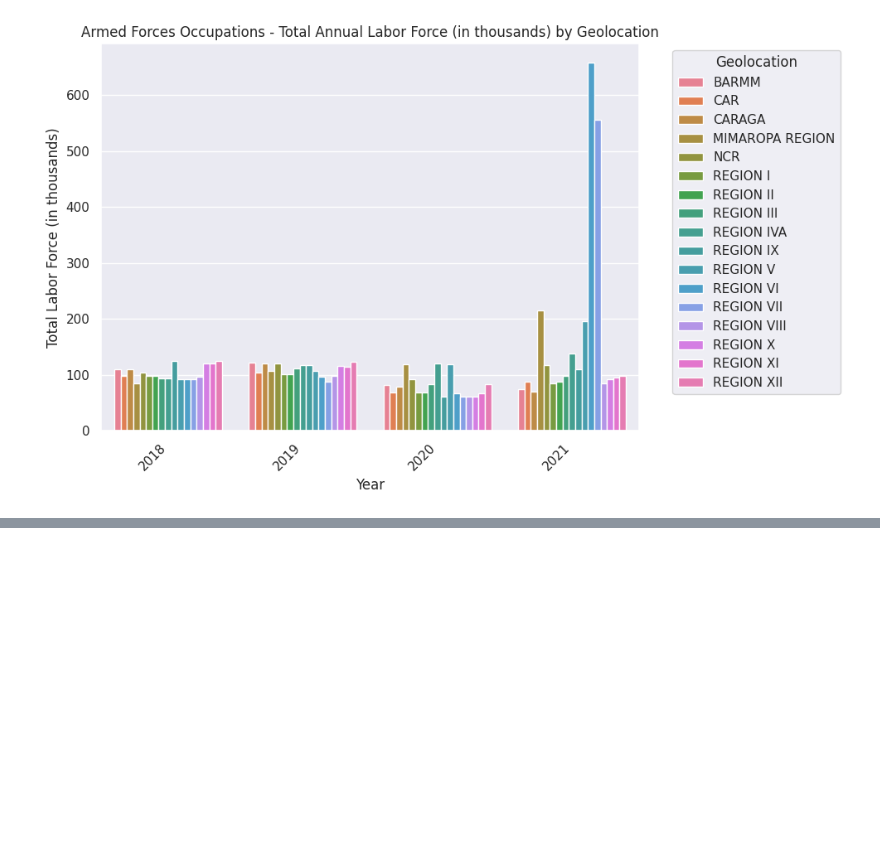
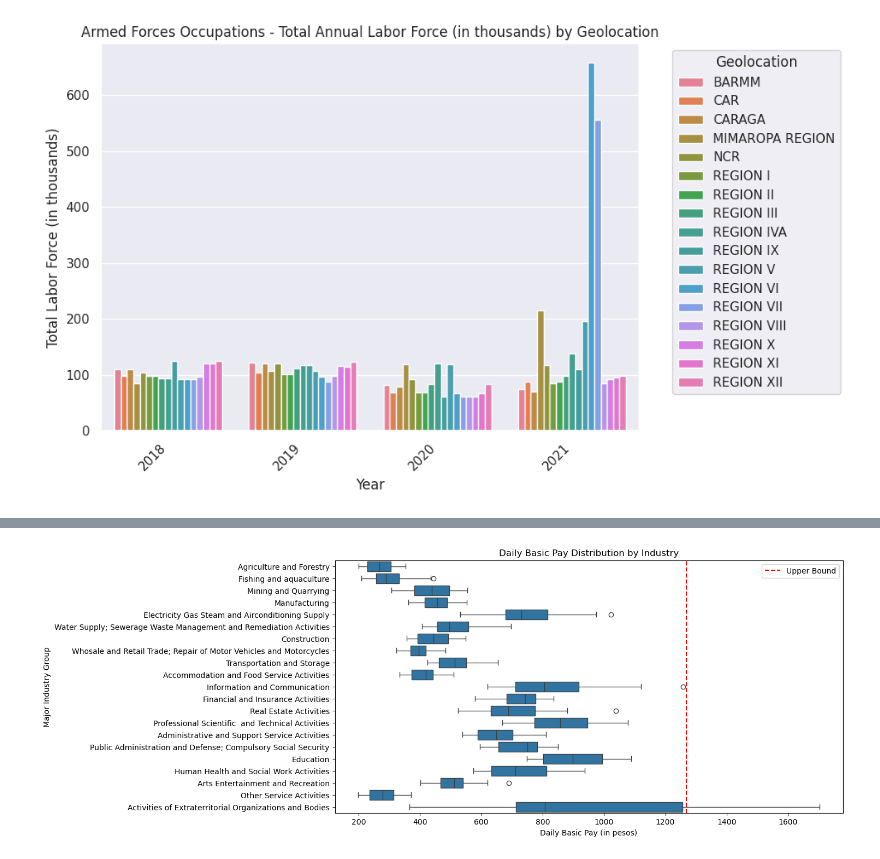
Before and after one commit to glamosky/labor-and-employment, a Jupyter notebook: labor and employment.ipynb, the cells around one changed output, grey strips where cells are left out. Drawn from its saved outputs; the diff is of its cells as text; code cells hidden in the pictures; blank space fills up the shorter version.

```diff
--- a/labor and employment.ipynb
+++ b/labor and employment.ipynb
@@ -651,0 +804,9 @@ See the caveats in the documentation: https://pandas.pydata.org/pandas-docs/stab
+# %%
+plt.figure(figsize=(12, 6))
+sns.boxplot(data=daily_pay, x="Daily Basic Pay (in pesos)", y="Major Industry Group", orient='h')
+plt.axvline(1268.7575, color='red', linestyle='--', label='Upper Bound')
+plt.legend()
+plt.title("Daily Basic Pay Distribution by Industry")
+plt.show()
+# %% [output]
+[figure, added]
```
Also changed, not shown: parts of 17 cells of this notebook, 1 other file.
